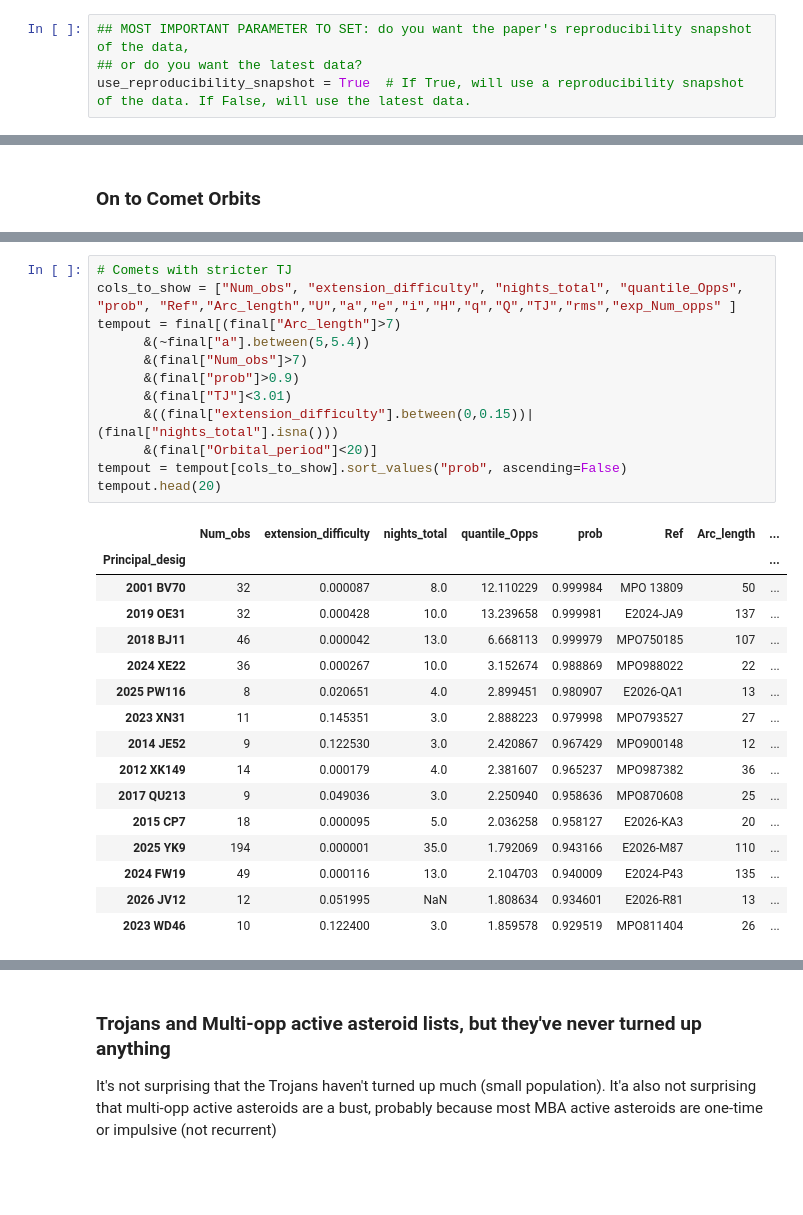
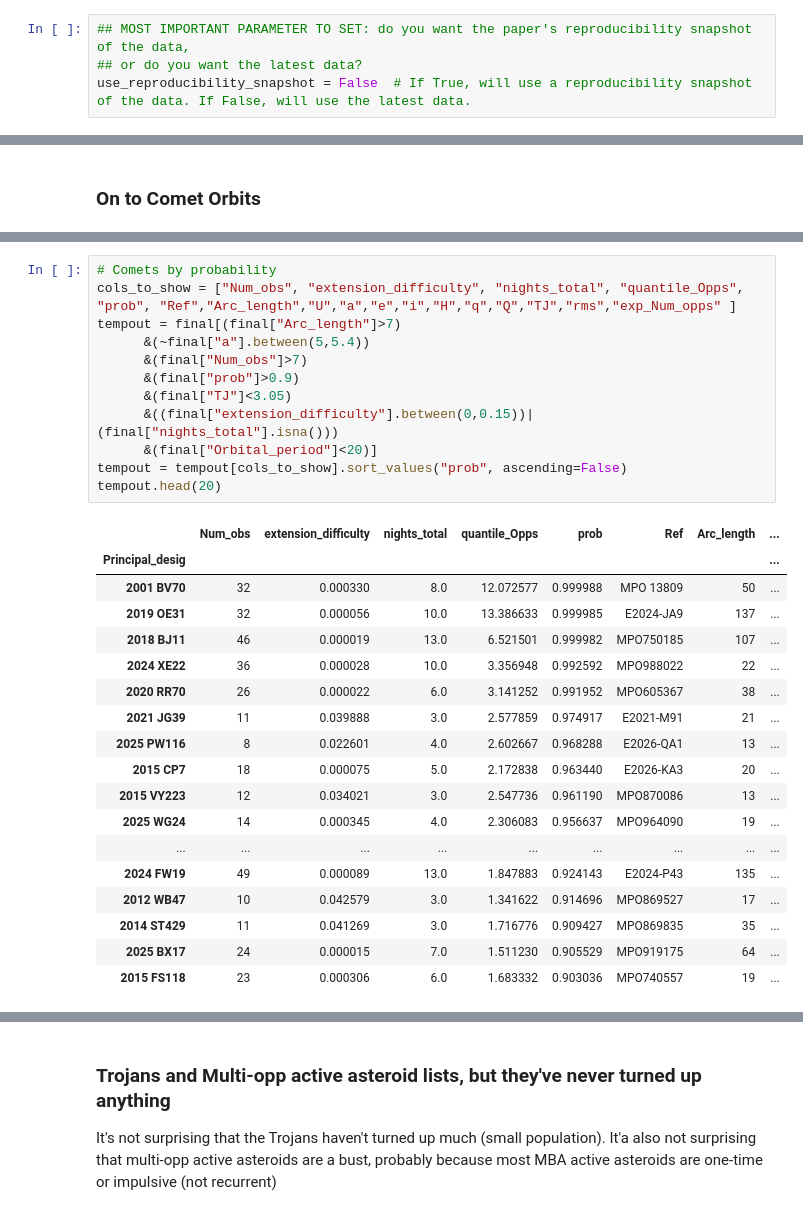
Before and after one commit to AstML/ActivitySCOPE, a Jupyter notebook: More Complicated Workbook - including paper-specific items.ipynb, the cells around one changed output, grey strips where cells are left out. Cells and saved outputs as stored; diff of their text form; blank space fills up the shorter version.

```diff
--- a/More Complicated Workbook - including paper-specific items.ipynb
+++ b/More Complicated Workbook - including paper-specific items.ipynb
@@ -38,7 +38,7 @@ SBN_PUB_PASSWORD environment variable is set. Covariance will be pulled in, and
 # %%
 ## MOST IMPORTANT PARAMETER TO SET: do you want the paper's reproducibility snapshot of the data,
 ## or do you want the latest data?
-use_reproducibility_snapshot = True  # If True, will use a reproducibility snapshot of the data. If False, will use the latest data.
+use_reproducibility_snapshot = False  # If True, will use a reproducibility snapshot of the data. If False, will use the latest data.
 # %%
 # PARAMETERS
 
@@ -1490,33 +1511,35 @@ tempout.head(20)
 20 rows × 21 columns
 # %%
-# Comets with stricter TJ
+# Comets by probability
 cols_to_show = ["Num_obs", "extension_difficulty", "nights_total", "quantile_Opps", "prob", "Ref","Arc_length","U","a","e","i","H","q","Q","TJ","rms","exp_Num_opps" ]
 tempout = final[(final["Arc_length"]>7)
       &(~final["a"].between(5,5.4))
       &(final["Num_obs"]>7)
       &(final["prob"]>0.9)
-      &(final["TJ"]<3.01)
+      &(final["TJ"]<3.05)
       &((final["extension_difficulty"].between(0,0.15))|(final["nights_total"].isna()))
       &(final["Orbital_period"]<20)]
 tempout = tempout[cols_to_show].sort_values("prob", ascending=False)
 tempout.head(20)
 # %% [output]
 |  | Num_obs | extension_difficulty | nights_total | quantile_Opps | prob | Ref | Arc_length | ... |
 | Principal_desig |  |  |  |  |  |  |  | ... |
-| 2001 BV70 | 32 | 0.000087 | 8.0 | 12.110229 | 0.999984 | MPO 13809 | 50 | ... |
-| 2019 OE31 | 32 | 0.000428 | 10.0 | 13.239658 | 0.999981 | E2024-JA9 | 137 | ... |
-| 2018 BJ11 | 46 | 0.000042 | 13.0 | 6.668113 | 0.999979 | MPO750185 | 107 | ... |
-| 2024 XE22 | 36 | 0.000267 | 10.0 | 3.152674 | 0.988869 | MPO988022 | 22 | ... |
-| 2025 PW116 | 8 | 0.020651 | 4.0 | 2.899451 | 0.980907 | E2026-QA1 | 13 | ... |
-| 2023 XN31 | 11 | 0.145351 | 3.0 | 2.888223 | 0.979998 | MPO793527 | 27 | ... |
-| 2014 JE52 | 9 | 0.122530 | 3.0 | 2.420867 | 0.967429 | MPO900148 | 12 | ... |
-| 2012 XK149 | 14 | 0.000179 | 4.0 | 2.381607 | 0.965237 | MPO987382 | 36 | ... |
-| 2017 QU213 | 9 | 0.049036 | 3.0 | 2.250940 | 0.958636 | MPO870608 | 25 | ... |
-| 2015 CP7 | 18 | 0.000095 | 5.0 | 2.036258 | 0.958127 | E2026-KA3 | 20 | ... |
-| 2025 YK9 | 194 | 0.000001 | 35.0 | 1.792069 | 0.943166 | E2026-M87 | 110 | ... |
-| 2024 FW19 | 49 | 0.000116 | 13.0 | 2.104703 | 0.940009 | E2024-P43 | 135 | ... |
-| 2026 JV12 | 12 | 0.051995 | NaN | 1.808634 | 0.934601 | E2026-R81 | 13 | ... |
-| 2023 WD46 | 10 | 0.122400 | 3.0 | 1.859578 | 0.929519 | MPO811404 | 26 | ... |
+| 2001 BV70 | 32 | 0.000330 | 8.0 | 12.072577 | 0.999988 | MPO 13809 | 50 | ... |
+| 2019 OE31 | 32 | 0.000056 | 10.0 | 13.386633 | 0.999985 | E2024-JA9 | 137 | ... |
+| 2018 BJ11 | 46 | 0.000019 | 13.0 | 6.521501 | 0.999982 | MPO750185 | 107 | ... |
+| 2024 XE22 | 36 | 0.000028 | 10.0 | 3.356948 | 0.992592 | MPO988022 | 22 | ... |
+| 2020 RR70 | 26 | 0.000022 | 6.0 | 3.141252 | 0.991952 | MPO605367 | 38 | ... |
+| 2021 JG39 | 11 | 0.039888 | 3.0 | 2.577859 | 0.974917 | E2021-M91 | 21 | ... |
+| 2025 PW116 | 8 | 0.022601 | 4.0 | 2.602667 | 0.968288 | E2026-QA1 | 13 | ... |
+| 2015 CP7 | 18 | 0.000075 | 5.0 | 2.172838 | 0.963440 | E2026-KA3 | 20 | ... |
+| 2015 VY223 | 12 | 0.034021 | 3.0 | 2.547736 | 0.961190 | MPO870086 | 13 | ... |
+| 2025 WG24 | 14 | 0.000345 | 4.0 | 2.306083 | 0.956637 | MPO964090 | 19 | ... |
+| ... | ... | ... | ... | ... | ... | ... | ... | ... |
+| 2024 FW19 | 49 | 0.000089 | 13.0 | 1.847883 | 0.924143 | E2024-P43 | 135 | ... |
+| 2012 WB47 | 10 | 0.042579 | 3.0 | 1.341622 | 0.914696 | MPO869527 | 17 | ... |
+| 2014 ST429 | 11 | 0.041269 | 3.0 | 1.716776 | 0.909427 | MPO869835 | 35 | ... |
+| 2025 BX17 | 24 | 0.000015 | 7.0 | 1.511230 | 0.905529 | MPO919175 | 64 | ... |
+| 2015 FS118 | 23 | 0.000306 | 6.0 | 1.683332 | 0.903036 | MPO740557 | 19 | ... |
 # %%
 # Single-opp Comets strict TJ and extension difficulty
 cols_to_show = ["Num_obs", "extension_difficulty", "nights_total", "quantile_Opps", "TJ", "prob", "Ref","Arc_length","U","a","e","i","H","q","Q","rms","prob", "exp_Num_opps" ]
```
Also changed, not shown: parts of 53 cells of this notebook.
